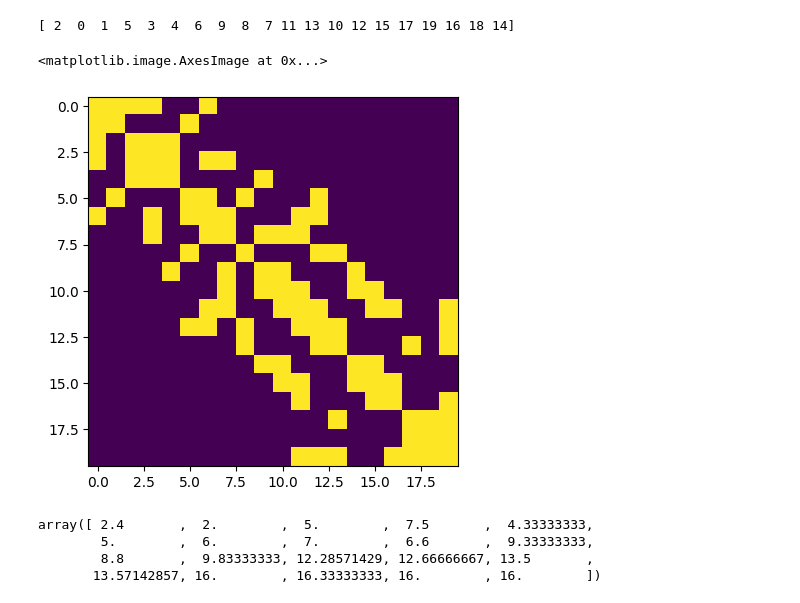
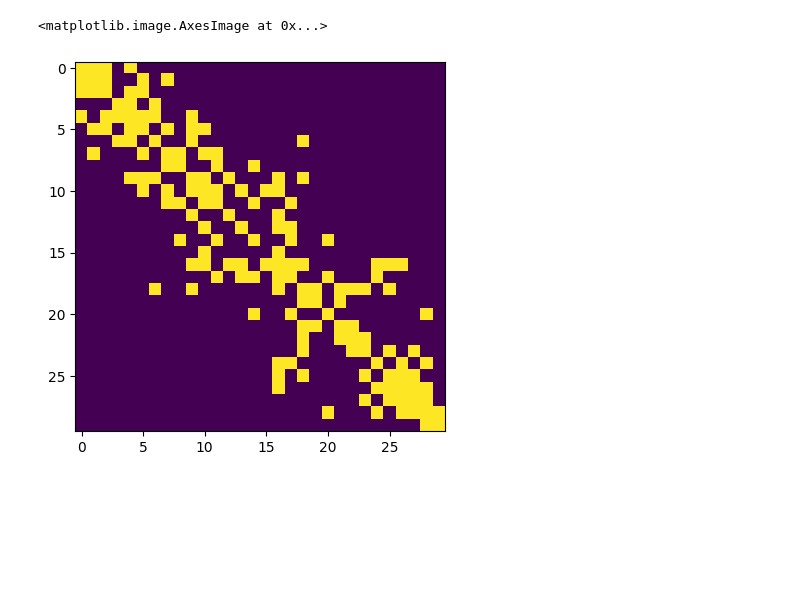
Before and after one commit to trevor-chan/n-trees, a Jupyter notebook: generator.ipynb, the cells around one changed output. Drawn from its saved outputs; the diff is of its cells as text; code cells hidden in the pictures; blank space fills up the shorter version.

```diff
--- a/generator.ipynb
+++ b/generator.ipynb
@@ -233,7 +235,7 @@ def place_tree(forest, visited=None, trees_pred=None, solutions=None):
         else:
             return None
 # %%
-trees = grow_tree_array(6, 1, maxiter = 1000000)
+trees = grow_tree_array(8, 1, maxiter = 1000000)
 
 plt.imshow(trees)
 # %% [output]
@@ -458,7 +409,7 @@ def plot_forest(forest, trees, solution = False, cmap='tab20b'):
     if solution:
         ax.scatter(np.argwhere(trees)[:,1], np.argwhere(trees)[:,0], color='k', marker='*', s=50, zorder=10)
 # %%
-trees = grow_tree_array(10, 2, maxiter = 1000000)
+trees = grow_tree_array(20, 2, maxiter = 1000000)
 
 plt.imshow(trees)
 # %% [output]
@@ -489,23 +462,11 @@ plot_forest(merged, trees, solution=True, cmap=sns.cubehelix_palette(start=0, ga
+# %%
+ordered_mat = adj_list_to_matrix(adjacency_list)
+dim = ordered_mat.shape[0]
 # %%
-adjacency_list = calc_adjacency_list(singular_forest)
-adj_mat = adj_list_to_matrix(adjacency_list)
-dim = adj_mat.shape[0]
-
-# ordered_indices = np.argsort(np.sum(adj_mat * np.tri(dim, k=-1) * np.arange(dim), axis=1) + np.random.randn(dim) * 0)
-ordered_indices = np.argsort(np.sum(adj_mat * np.arange(dim), axis=1) / np.sum(adj_mat, axis=0) + np.random.randn(dim) * 2)
-ordered_mat = adj_mat[ordered_indices,:][:,ordered_indices]
-
-plt.imshow(adj_mat)
-print(ordered_indices)
+for i in range(10):
+    ordered_indices = np.argsort(np.sum(ordered_mat * np.arange(dim), axis=1) / np.sum(ordered_mat, axis=0) + np.random.randn(dim) * 0.5)
+    ordered_mat = ordered_mat[ordered_indices,:][:,ordered_indices]
 plt.imshow(ordered_mat)
 # %% [output]
-[ 2  0  1  5  3  4  6  9  8  7 11 13 10 12 15 17 19 16 18 14]
+<matplotlib.image.AxesImage at 0x...>
-<matplotlib.image.AxesImage at 0x...>
-[figure, old version]
+[figure, new version]
-# %%
-np.sum(adj_mat * np.arange(dim), axis=1) / np.sum(adj_mat, axis=0)
-# %% [output]
-array([ 2.4       ,  2.        ,  5.        ,  7.5       ,  4.33333333,
-        5.        ,  6.        ,  7.        ,  6.6       ,  9.33333333,
-        8.8       ,  9.83333333, 12.28571429, 12.66666667, 13.5       ,
-       13.57142857, 16.        , 16.33333333, 16.        , 16.        ])
```
Also changed, not shown: parts of 14 cells of this notebook.
